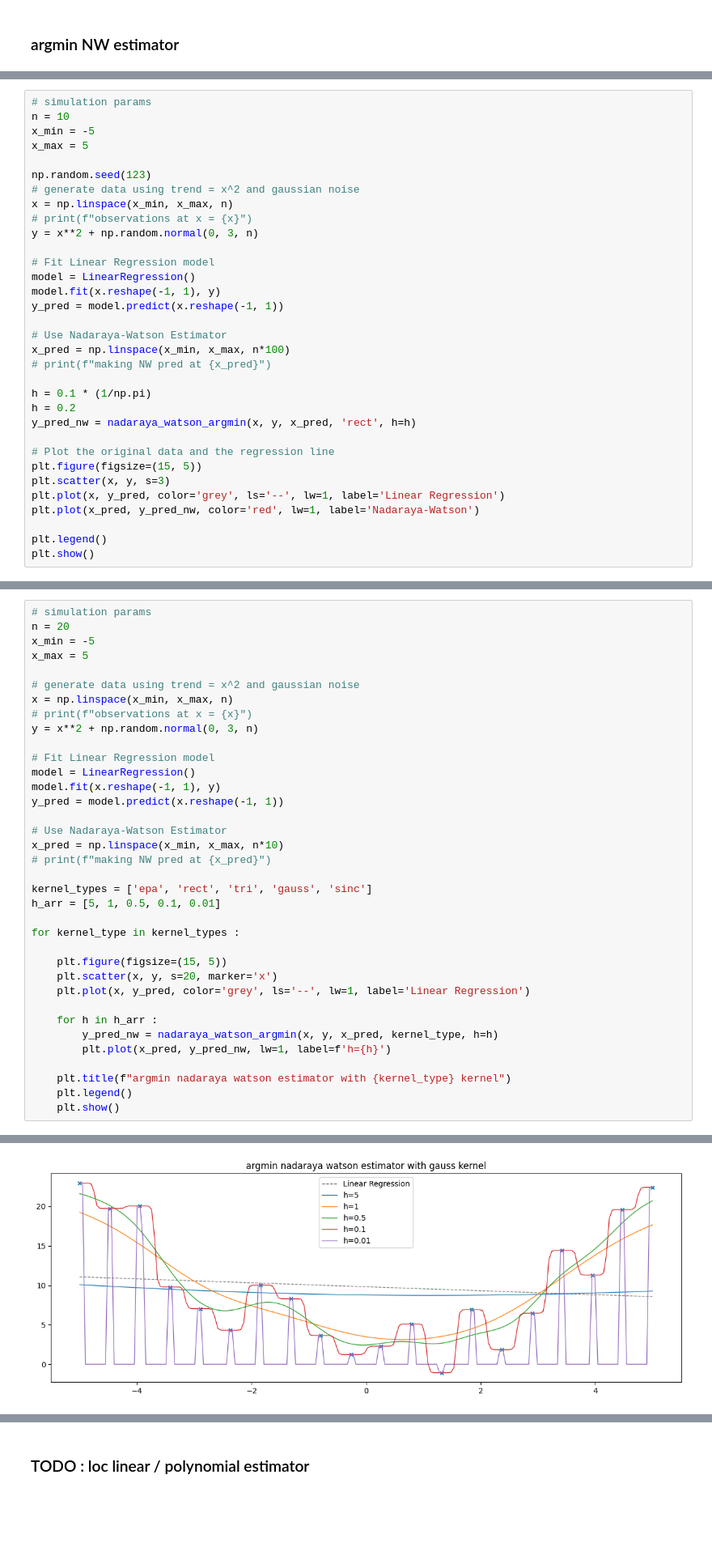
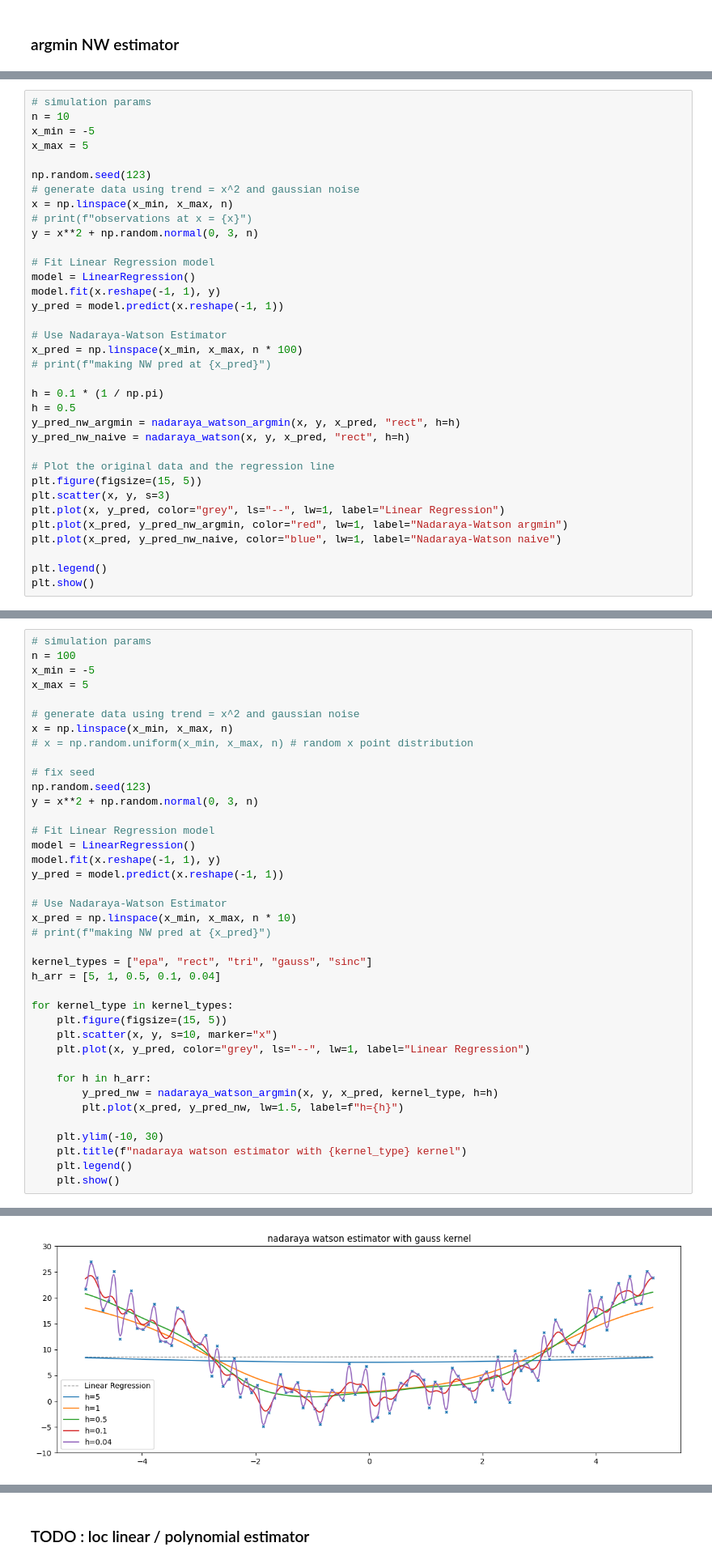
Before and after one commit to hikotei/Kernel-Simulations, a Jupyter notebook: 2023_12_12 NW.ipynb, the cells around one changed output, grey strips where cells are left out. Shown at 81% size. Cells and saved outputs as stored; diff of their text form; blank space fills up the shorter version.

```diff
--- a/2023_12_12 NW.ipynb
+++ b/2023_12_12 NW.ipynb
@@ -279,18 +289,20 @@ model.fit(x.reshape(-1, 1), y)
 y_pred = model.predict(x.reshape(-1, 1))
 
 # Use Nadaraya-Watson Estimator
-x_pred = np.linspace(x_min, x_max, n*100)
+x_pred = np.linspace(x_min, x_max, n * 100)
 # print(f"making NW pred at {x_pred}")
 
-h = 0.1 * (1/np.pi)
-h = 0.2
-y_pred_nw = nadaraya_watson_argmin(x, y, x_pred, 'rect', h=h)
+h = 0.1 * (1 / np.pi)
+h = 0.5
+y_pred_nw_argmin = nadaraya_watson_argmin(x, y, x_pred, "rect", h=h)
+y_pred_nw_naive = nadaraya_watson(x, y, x_pred, "rect", h=h)
 
 # Plot the original data and the regression line
 plt.figure(figsize=(15, 5))
 plt.scatter(x, y, s=3)
-plt.plot(x, y_pred, color='grey', ls='--', lw=1, label='Linear Regression')
-plt.plot(x_pred, y_pred_nw, color='red', lw=1, label='Nadaraya-Watson')
+plt.plot(x, y_pred, color="grey", ls="--", lw=1, label="Linear Regression")
+plt.plot(x_pred, y_pred_nw_argmin, color="red", lw=1, label="Nadaraya-Watson argmin")
+plt.plot(x_pred, y_pred_nw_naive, color="blue", lw=1, label="Nadaraya-Watson naive")
 
 plt.legend()
 plt.show()
@@ -299,12 +313,15 @@ plt.show()
 # %%
 # simulation params
-n = 20
+n = 100
 x_min = -5
 x_max = 5
 
 # generate data using trend = x^2 and gaussian noise
 x = np.linspace(x_min, x_max, n)
-# print(f"observations at x = {x}")
+# x = np.random.uniform(x_min, x_max, n) # random x point distribution
+
+# fix seed
+np.random.seed(123)
 y = x**2 + np.random.normal(0, 3, n)
 
 # Fit Linear Regression model
@@ -313,23 +330,23 @@ model.fit(x.reshape(-1, 1), y)
 y_pred = model.predict(x.reshape(-1, 1))
 
 # Use Nadaraya-Watson Estimator
-x_pred = np.linspace(x_min, x_max, n*10)
+x_pred = np.linspace(x_min, x_max, n * 10)
 # print(f"making NW pred at {x_pred}")
 
-kernel_types = ['epa', 'rect', 'tri', 'gauss', 'sinc']
-h_arr = [5, 1, 0.5, 0.1, 0.01]
+kernel_types = ["epa", "rect", "tri", "gauss", "sinc"]
+h_arr = [5, 1, 0.5, 0.1, 0.04]
 
-for kernel_type in kernel_types :
+for kernel_type in kernel_types:
+    plt.figure(figsize=(15, 5))
+    plt.scatter(x, y, s=10, marker="x")
+    plt.plot(x, y_pred, color="grey", ls="--", lw=1, label="Linear Regression")
 
-    plt.figure(figsize=(15, 5))
-    plt.scatter(x, y, s=20, marker='x')
-    plt.plot(x, y_pred, color='grey', ls='--', lw=1, label='Linear Regression')
+    for h in h_arr:
+        y_pred_nw = nadaraya_watson_argmin(x, y, x_pred, kernel_type, h=h)
+        plt.plot(x_pred, y_pred_nw, lw=1.5, label=f"h={h}")
 
-    for h in h_arr :
-        y_pred_nw = nadaraya_watson_argmin(x, y, x_pred, kernel_type, h=h)
-        plt.plot(x_pred, y_pred_nw, lw=1, label=f'h={h}')
-
-    plt.title(f"argmin nadaraya watson estimator with {kernel_type} kernel")
+    plt.ylim(-10, 30)
+    plt.title(f"nadaraya watson estimator with {kernel_type} kernel")
     plt.legend()
     plt.show()
 # %% [output]
@@ -339 +356 @@ for kernel_type in kernel_types :
-[figure, old version]
+[figure, new version]
```
Also changed, not shown: parts of 18 cells of this notebook.
